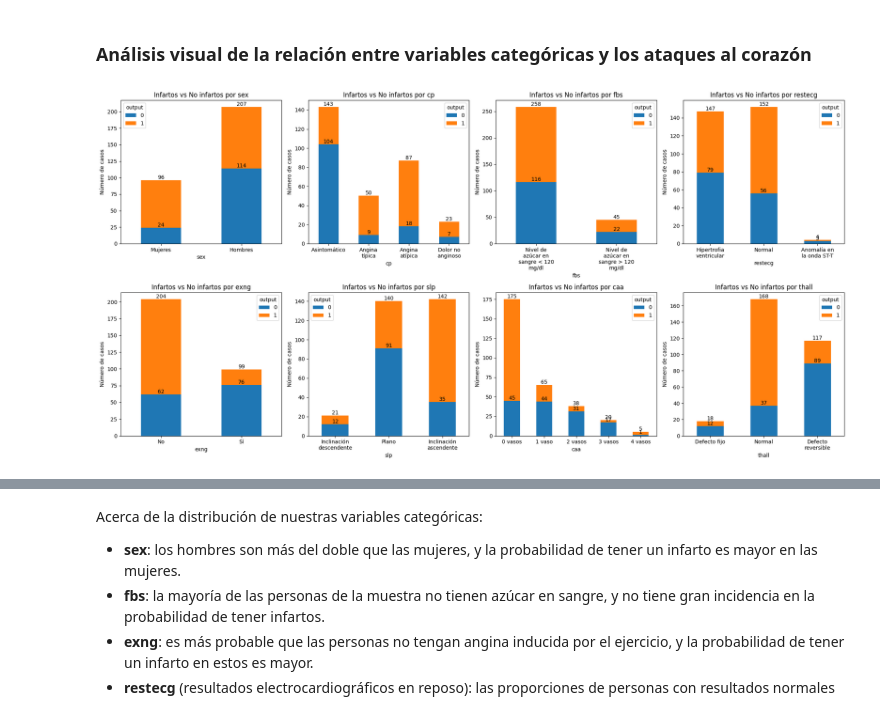
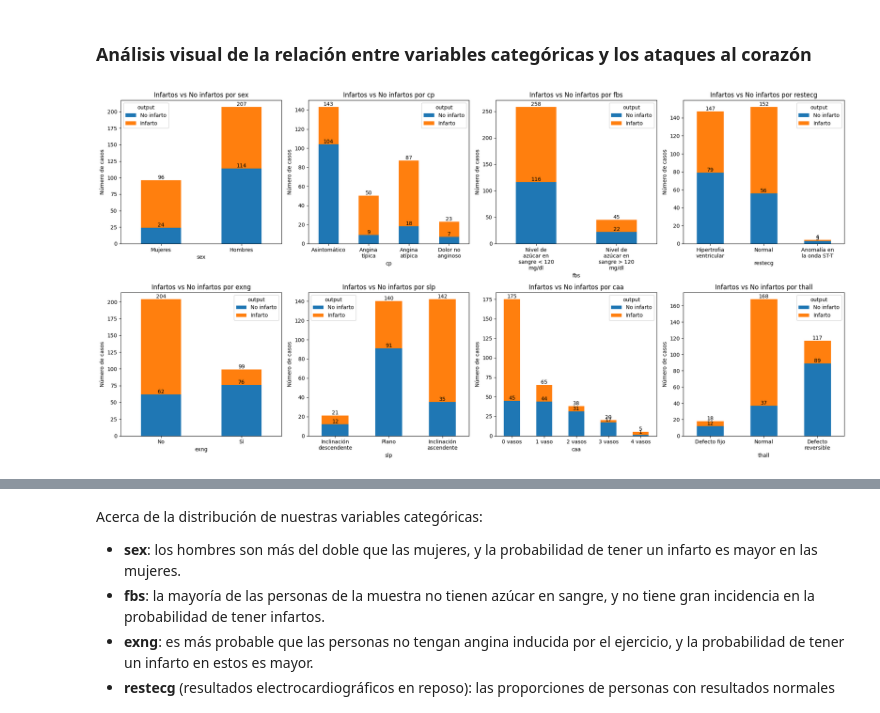
Before and after one commit to OscarTienda/heart-attack-analysis-prection, a Jupyter notebook: code/heart-attack-analysis-prediction.ipynb, the cells around one changed output, grey strips where cells are left out. Cells and saved outputs as stored; diff of their text form; code cells hidden in the pictures.

```diff
--- a/code/heart-attack-analysis-prediction.ipynb
+++ b/code/heart-attack-analysis-prediction.ipynb
@@ -447,7 +396,8 @@ labels_dict = {
     'exng': {0: 'No', 1: 'Sí'},
     'slp': {0: 'Inclinación descendente', 1: 'Plano', 2: 'Inclinación ascendente'},
     'caa': {0: '0 vasos', 1: '1 vaso', 2: '2 vasos', 3: '3 vasos', 4: '4 vasos'},
-    'thall': {1: 'Defecto fijo', 2: 'Normal', 3: 'Defecto reversible'}
+    'thall': {1: 'Defecto fijo', 2: 'Normal', 3: 'Defecto reversible'},
+    'output': {0: 'No infarto', 1: 'Infarto'}
 }
 
 # Número de filas y columnas para los subplots
@@ -464,6 +414,9 @@ ax = ax.ravel()
 for var, axis in zip(categorical_vars, ax):
     # Calcular el recuento de infartos y no infartos en cada categoría
     counts = df_cleaned.groupby([var, target_var]).size().unstack().fillna(0)
+
+    # Cambiar los valores de todas las columnas según labels_dict
+    counts.rename(columns=labels_dict['output'], inplace=True)
 
     # Crear el gráfico de barras en el subplot correspondiente
     counts.plot(kind='bar', stacked=True, ax=axis)
@@ -480,35 +433,38 @@ for var, axis in zip(categorical_vars, ax):
     if var in labels_dict:
         labels = [labels_dict[var].get(label, label) for label in labels]
 
     # Ajustar las etiquetas para que no se superpongan
     labels = ['\n'.join(textwrap.wrap(lab, 12)) for lab in labels]
     axis.set_xticklabels(labels, rotation= 0)
 
     # Agregar los data labels para cada barra
     for container in axis.containers:
         axis.bar_label(container)
 
 plt.tight_layout()
 plt.show()
 
 # Crear una lista para almacenar los recuentos de cada variable categórica
 html_str = []
 
 for var in categorical_vars:
-
     # Calcular el recuento de infartos y no infartos en cada categoría
     counts = df_cleaned.groupby([var, target_var]).size().unstack().fillna(0)
+
+    # Cambiar los valores de todas las columnas según labels_dict
+    counts.rename(columns=labels_dict['output'], inplace=True)
+    counts.rename(index=labels_dict[var], inplace=True)
 
     # Crear una tabla HTML con los recuentos
     html_str.append('<div style="width: 100%; text-align: center;"><h3>Tabla de recuentos para {}:</h3><div style="display: inline-block">{}</div></div>'.format(var, counts.to_html()))
 
 # Unir las tablas HTML en una sola cadena
 html_str = ''.join(['<div style="display: inline-block; width: 23%; margin: 1%; vertical-align: top;">{}</div>'.format(h)
                     for h in html_str])
 
 display(HTML(html_str))
 # %% [output]
-[figure, old version]
+[figure, new version]
 [interactive output not drawn]
 # %% [markdown]
 Acerca de la distribución de nuestras variables categóricas:
```
Also changed, not shown: parts of 19 cells of this notebook.
